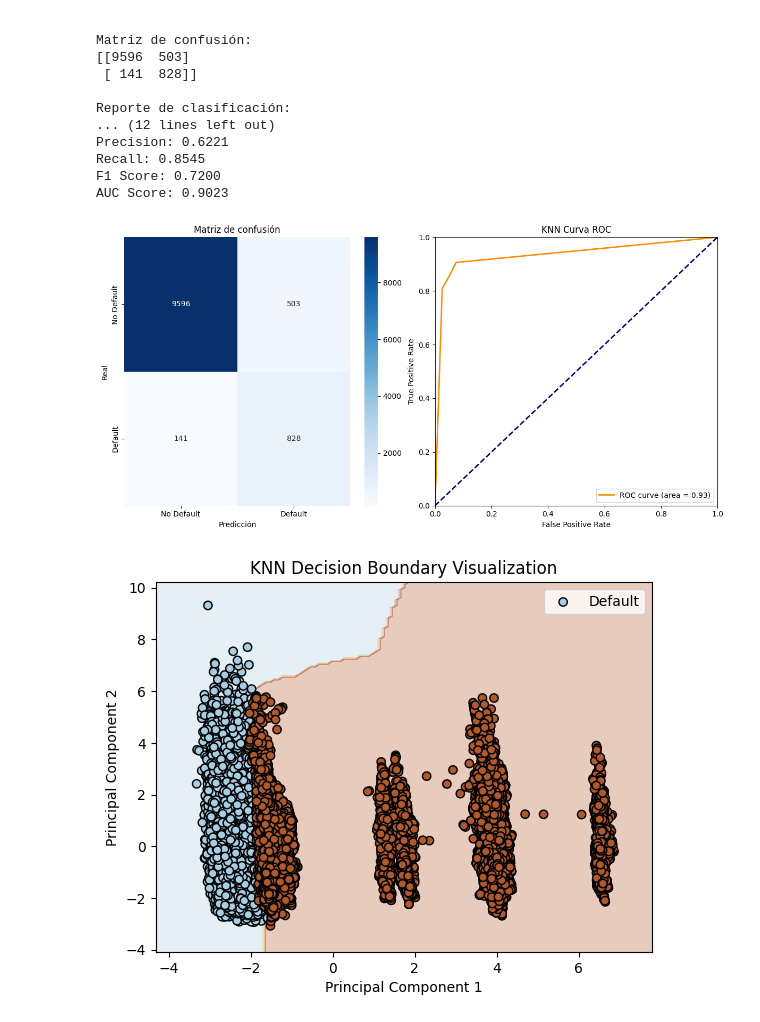
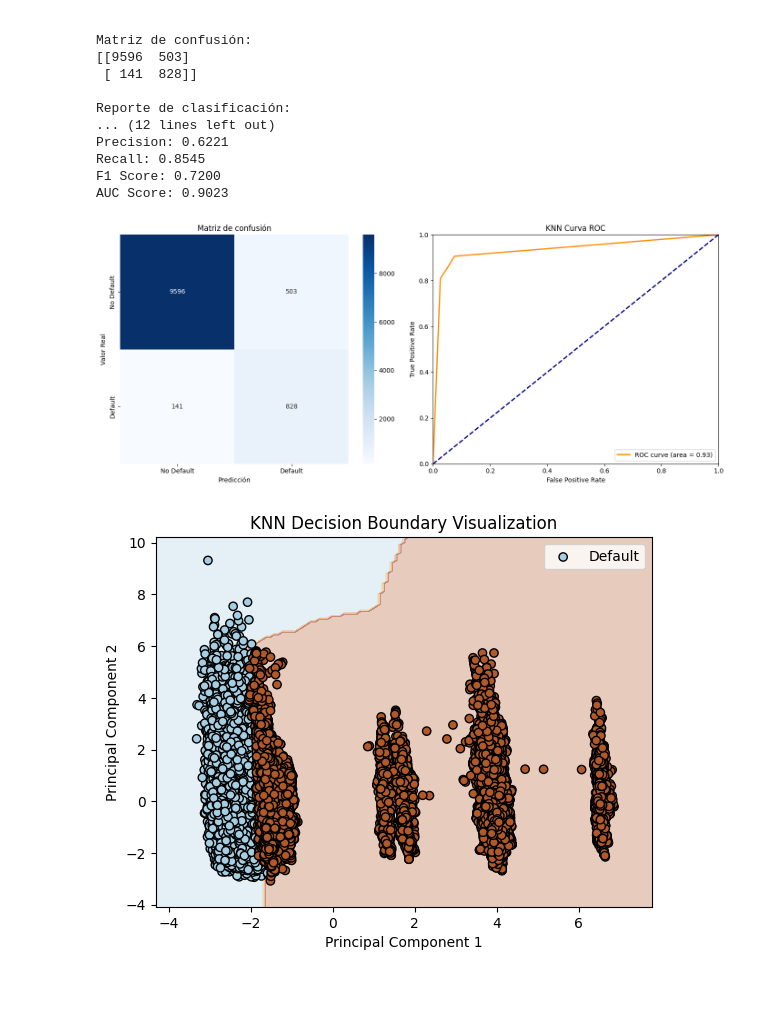
Before and after one commit to LiceoM/Credit_Risk_ML, a Jupyter notebook: Code/Classification_models.ipynb, the cells around one changed output. Saved outputs shown, nothing was run; the diff lists cells and outputs as text; code cells hidden in the pictures; blank space fills up the shorter version.

```diff
--- a/Code/Classification_models.ipynb
+++ b/Code/Classification_models.ipynb
@@ -238,35 +238,34 @@ Recall: 0.8545
 F1 Score: 0.7200
 AUC Score: 0.9023
 # %%
-plt.figure(figsize=(12, 6))
+plt.figure(figsize=(14, 6))
 
 # Matriz de confusion
 plt.subplot(1, 2, 1)
 sns.heatmap(conf_matrix, annot=True, fmt='d', cmap='Blues')
 plt.title('Matriz de confusión')
 plt.xlabel('Predicción')
-plt.ylabel('Real')
+plt.ylabel('Valor Real')
 plt.xticks([0.5, 1.5], ['No Default', 'Default'])
 plt.yticks([0.5, 1.5], ['No Default', 'Default'])
-plt.tight_layout()
-
 
 # Curva ROC
 plt.subplot(1, 2, 2)
 y_pred_prob = knn.predict_proba(x_test)[:, 1]
 fpr, tpr, thresholds = roc_curve(y_test, y_pred_prob)
 roc_auc = roc_auc_score(y_test, y_pred_prob)
 plt.plot(fpr, tpr, color='darkorange', lw=2, label='ROC curve (area = %0.2f)' % roc_auc)
 plt.plot([0, 1], [0, 1], color='navy', lw=2, linestyle='--')
 plt.xlim([0.0, 1.0])
 plt.ylim([0.0, 1.0])
 plt.xlabel('False Positive Rate')
 plt.ylabel('True Positive Rate')
 plt.title('KNN Curva ROC')
 plt.legend(loc='lower right')
+
 plt.tight_layout()
 # %% [output]
-[figure, old version]
+[figure, new version]
 # %%
 from sklearn.decomposition import PCA
 
```
Also changed, not shown: parts of 7 cells of this notebook.
